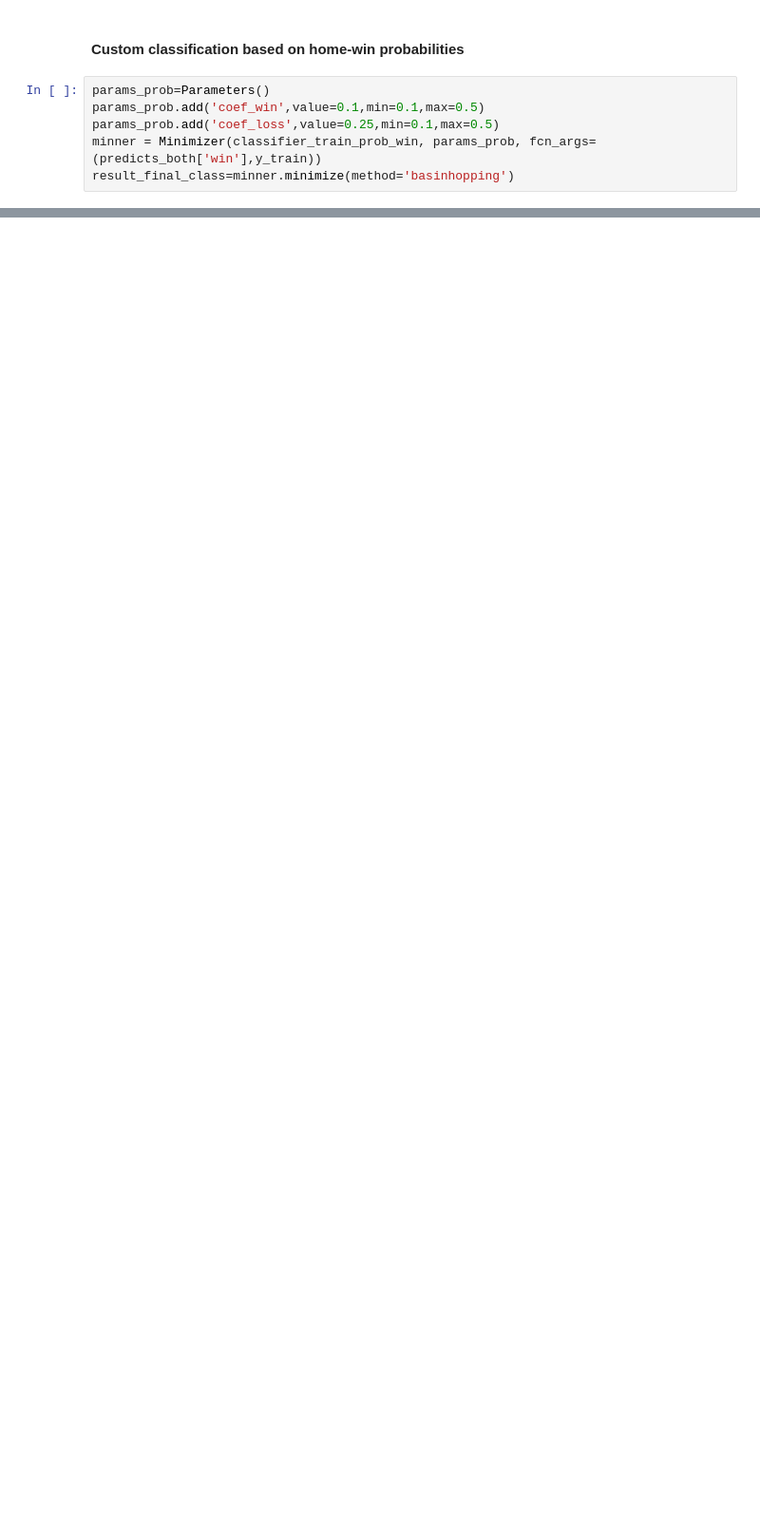
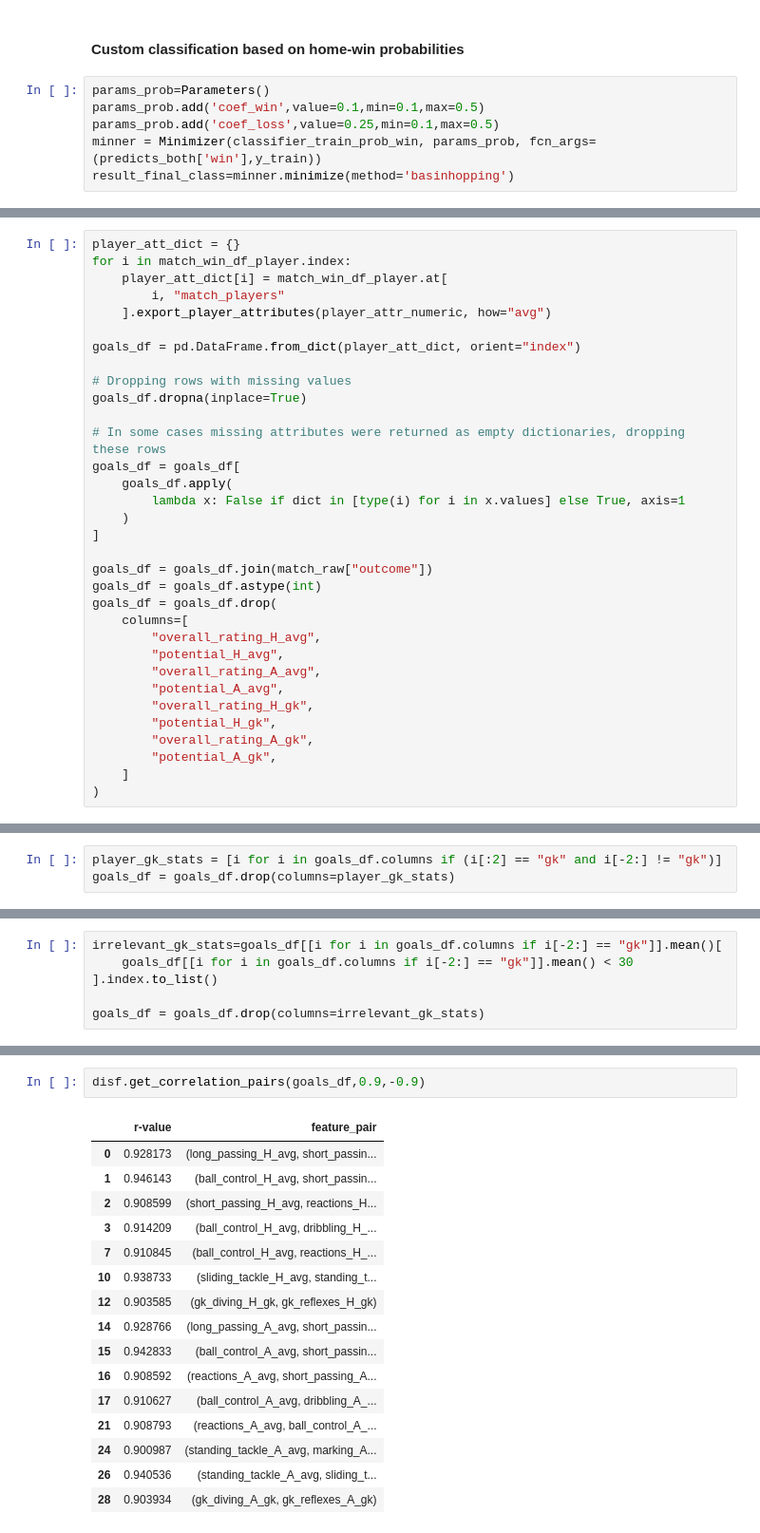
Before and after one commit to gediminas-skvarnavicius/football-db-analysis, a Jupyter notebook: analysis.ipynb, the cells around one changed output, grey strips where cells are left out. Shown at 95% size. Drawn from its saved outputs; the diff is of its cells as text; blank space fills up the shorter version.

```diff
--- a/analysis.ipynb
+++ b/analysis.ipynb
@@ -1808,0 +1784,33 @@ SELECT league_id, count(id) from Match group by league_id"""
+# %%
+player_att_dict = {}
+for i in match_win_df_player.index:
+    player_att_dict[i] = match_win_df_player.at[
+        i, "match_players"
+    ].export_player_attributes(player_attr_numeric, how="avg")
+
+goals_df = pd.DataFrame.from_dict(player_att_dict, orient="index")
+
+# Dropping rows with missing values
+goals_df.dropna(inplace=True)
+
+# In some cases missing attributes were returned as empty dictionaries, dropping these rows
+goals_df = goals_df[
+    goals_df.apply(
+        lambda x: False if dict in [type(i) for i in x.values] else True, axis=1
+    )
+]
+
+goals_df = goals_df.join(match_raw["outcome"])
+goals_df = goals_df.astype(int)
+goals_df = goals_df.drop(
+    columns=[
+        "overall_rating_H_avg",
+        "potential_H_avg",
+        "overall_rating_A_avg",
+        "potential_A_avg",
+        "overall_rating_H_gk",
+        "potential_H_gk",
+        "overall_rating_A_gk",
+        "potential_A_gk",
+    ]
+)
@@ -1808,0 +1821,3 @@ SELECT league_id, count(id) from Match group by league_id"""
+# %%
+player_gk_stats = [i for i in goals_df.columns if (i[:2] == "gk" and i[-2:] != "gk")]
+goals_df = goals_df.drop(columns=player_gk_stats)
@@ -1808,0 +1826,6 @@ SELECT league_id, count(id) from Match group by league_id"""
+# %%
+irrelevant_gk_stats=goals_df[[i for i in goals_df.columns if i[-2:] == "gk"]].mean()[
+    goals_df[[i for i in goals_df.columns if i[-2:] == "gk"]].mean() < 30
+].index.to_list()
+
+goals_df = goals_df.drop(columns=irrelevant_gk_stats)
@@ -1808,0 +1834,19 @@ SELECT league_id, count(id) from Match group by league_id"""
+# %%
+disf.get_correlation_pairs(goals_df,0.9,-0.9)
+# %% [output]
+|  | r-value | feature_pair |
+| 0 | 0.928173 | (long_passing_H_avg, short_passin... |
+| 1 | 0.946143 | (ball_control_H_avg, short_passin... |
+| 2 | 0.908599 | (short_passing_H_avg, reactions_H... |
+| 3 | 0.914209 | (ball_control_H_avg, dribbling_H_... |
+| 7 | 0.910845 | (ball_control_H_avg, reactions_H_... |
+| 10 | 0.938733 | (sliding_tackle_H_avg, standing_t... |
+| 12 | 0.903585 | (gk_diving_H_gk, gk_reflexes_H_gk) |
+| 14 | 0.928766 | (long_passing_A_avg, short_passin... |
+| 15 | 0.942833 | (ball_control_A_avg, short_passin... |
+| 16 | 0.908592 | (reactions_A_avg, short_passing_A... |
+| 17 | 0.910627 | (ball_control_A_avg, dribbling_A_... |
+| 21 | 0.908793 | (reactions_A_avg, ball_control_A_... |
+| 24 | 0.900987 | (standing_tackle_A_avg, marking_A... |
+| 26 | 0.940536 | (standing_tackle_A_avg, sliding_t... |
+| 28 | 0.903934 | (gk_diving_A_gk, gk_reflexes_A_gk) |
```
Also changed, not shown: parts of 30 cells of this notebook, 1 other file.
